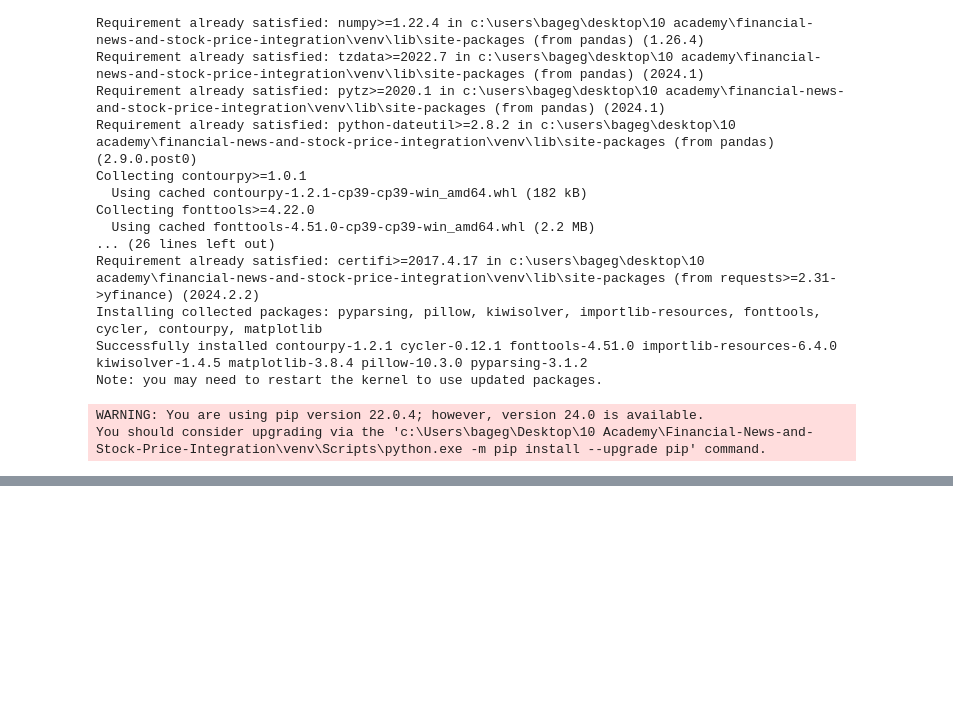
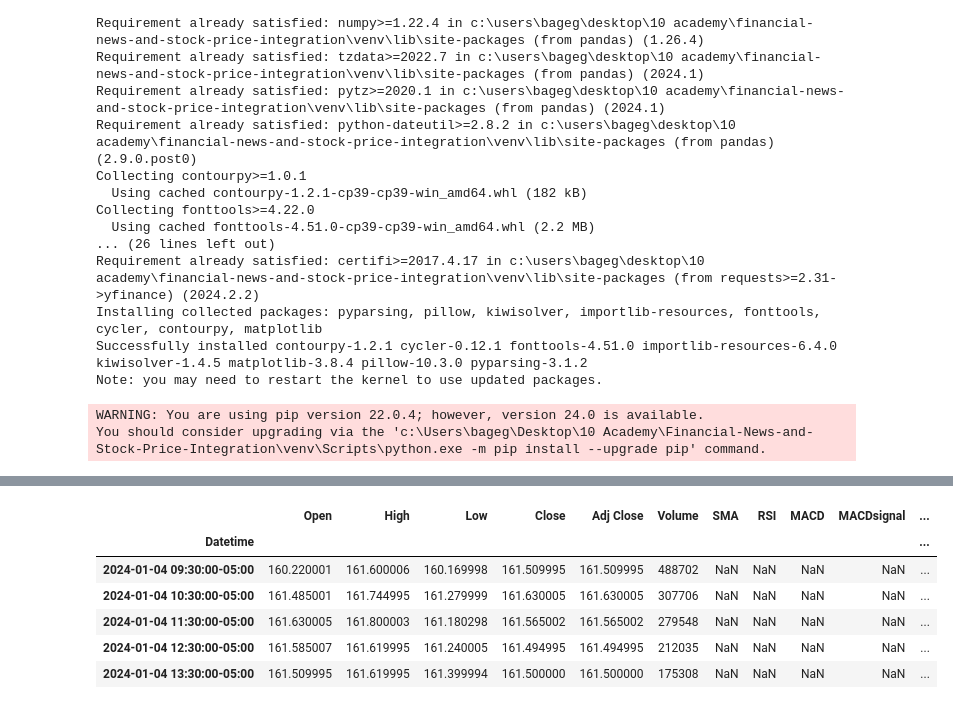
Before and after one commit to mihretgold/Financial-News-and-Stock-Price-Integration, a Jupyter notebook: notebooks/analysis2.ipynb, the cells around one changed output, grey strips where cells are left out. Drawn from its saved outputs; the diff is of its cells as text; code cells hidden in the pictures; blank space fills up the shorter version.

```diff
--- a/notebooks/analysis2.ipynb
+++ b/notebooks/analysis2.ipynb
@@ -59,0 +170,10 @@ Failed to get ticker 'VSR' reason: HTTPSConnectionPool(host='query2.finance.yaho
+# %%
+ibm_data.head()
+# %% [output]
+|  | Open | High | Low | Close | Adj Close | Volume | SMA | RSI | MACD | MACDsignal | ... |
+| Datetime |  |  |  |  |  |  |  |  |  |  | ... |
+| 2024-01-04 09:30:00-05:00 | 160.220001 | 161.600006 | 160.169998 | 161.509995 | 161.509995 | 488702 | NaN | NaN | NaN | NaN | ... |
+| 2024-01-04 10:30:00-05:00 | 161.485001 | 161.744995 | 161.279999 | 161.630005 | 161.630005 | 307706 | NaN | NaN | NaN | NaN | ... |
+| 2024-01-04 11:30:00-05:00 | 161.630005 | 161.800003 | 161.180298 | 161.565002 | 161.565002 | 279548 | NaN | NaN | NaN | NaN | ... |
+| 2024-01-04 12:30:00-05:00 | 161.585007 | 161.619995 | 161.240005 | 161.494995 | 161.494995 | 212035 | NaN | NaN | NaN | NaN | ... |
+| 2024-01-04 13:30:00-05:00 | 161.509995 | 161.619995 | 161.399994 | 161.500000 | 161.500000 | 175308 | NaN | NaN | NaN | NaN | ... |
```
Also changed, not shown: parts of 17 cells of this notebook.
